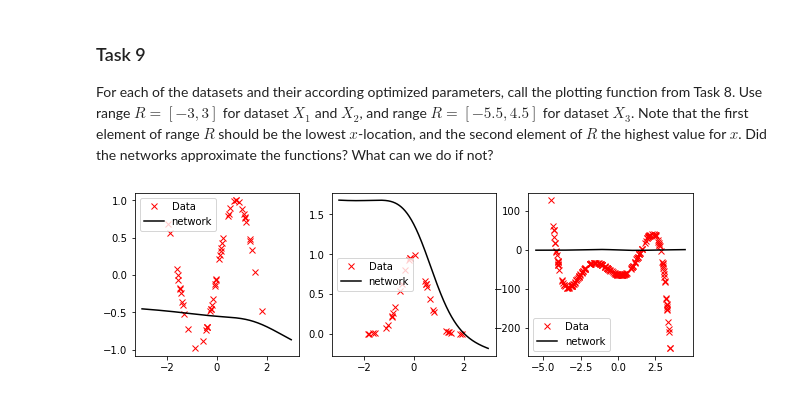
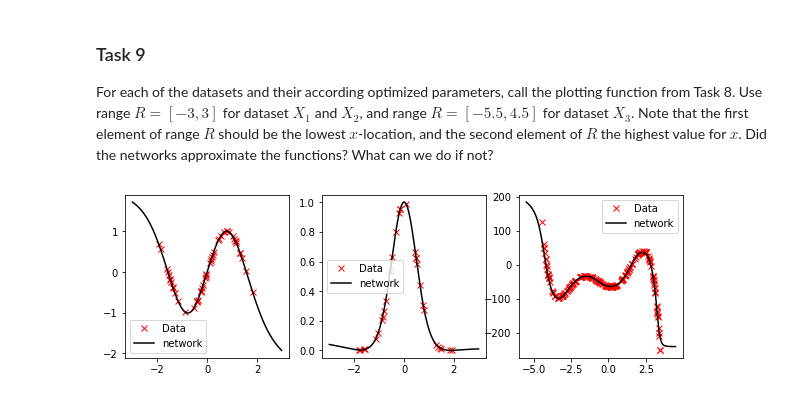
Before and after one commit to acd17sk/Deep-Learning-Projects, a Jupyter notebook: Universal Function Approximator.ipynb, the cells around one changed output. Cells and saved outputs as stored; diff of their text form; code cells hidden in the pictures.

```diff
--- a/Universal Function Approximator.ipynb
+++ b/Universal Function Approximator.ipynb
@@ -392,16 +392,16 @@ For each of the datasets and their according optimized parameters, call the plot
 # %%
 figure = pyplot.figure(figsize=(10,3))
 
 # plot first function
 pyplot.subplot(131)
-plot(X1, Theta1, (-3,3))
+plot(X1, weightsk1, (-3,3))
 
 # plot second function
 pyplot.subplot(132)
-plot(X2, Theta2, (-3,3))
+plot(X2, weightsk2, (-3,3))
 
 # plot third function
 pyplot.subplot(133)
-plot(X3, Theta3, (-5.5,4.5))
+plot(X3, weightsk3, (-5.5,4.5))
 # %% [output]
-[figure, old version]
+[figure, new version]
```
